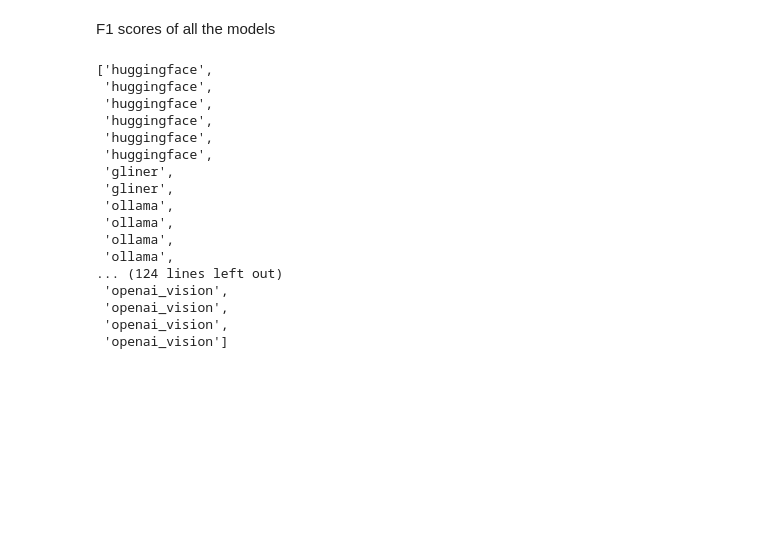
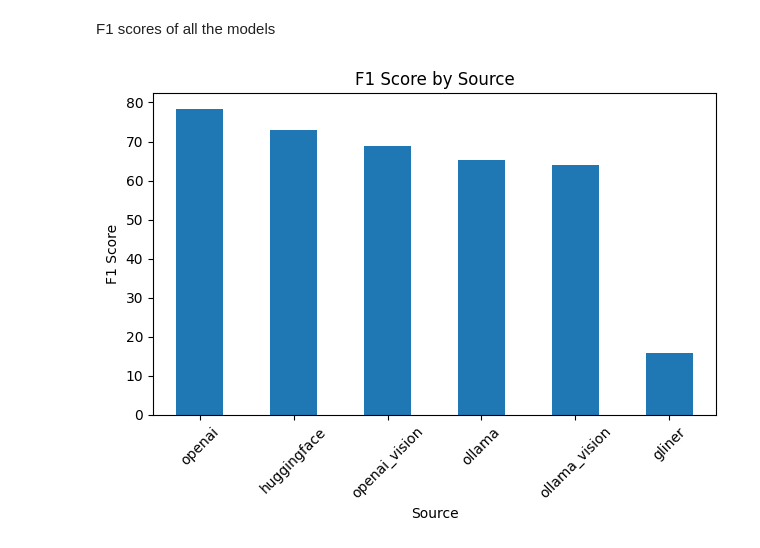
Before and after one commit to AaronYuuu/PDF_benchmarking, a Jupyter notebook: getJSON/vis.ipynb, the cells around one changed output. Saved outputs shown, nothing was run; the diff lists cells and outputs as text; code cells hidden in the pictures; blank space fills up the shorter version.

```diff
--- a/getJSON/vis.ipynb
+++ b/getJSON/vis.ipynb
@@ -7,23 +7,13 @@ data = pd.read_csv('Hospital.csv')
 data.drop(columns=[col for col in data.columns if 'unnamed' in col.lower()], inplace=True)
 # %% [markdown]
 F1 scores of all the models
-# %%
-data.Source.values.tolist()
-# %% [output]
-['huggingface',
- 'huggingface',
- 'huggingface',
- 'huggingface',
- 'huggingface',
- 'huggingface',
- 'gliner',
- 'gliner',
- 'ollama',
- 'ollama',
- 'ollama',
- 'ollama',
-... (124 lines left out)
- 'openai_vision',
- 'openai_vision',
- 'openai_vision',
- 'openai_vision']
+# %%
+sources = data.copy()
+sources.groupby('Source').F1score.mean().sort_values(ascending=False).plot(kind='bar')
+plt.title('F1 Score by Source')
+plt.xlabel('Source')
+plt.ylabel('F1 Score')
+plt.xticks(rotation=45)
+plt.tight_layout()
+# %% [output]
+[figure, added]
```
Also changed, not shown: parts of 9 cells of this notebook.
